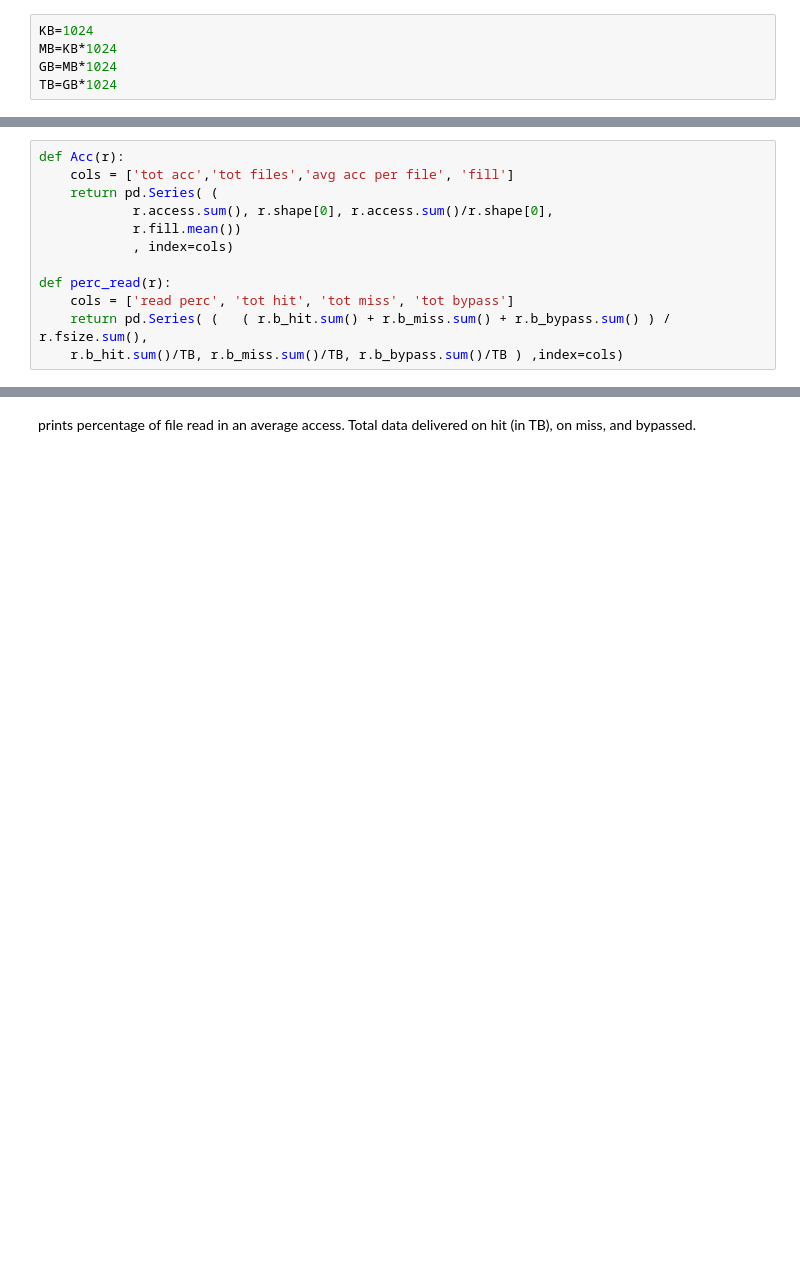
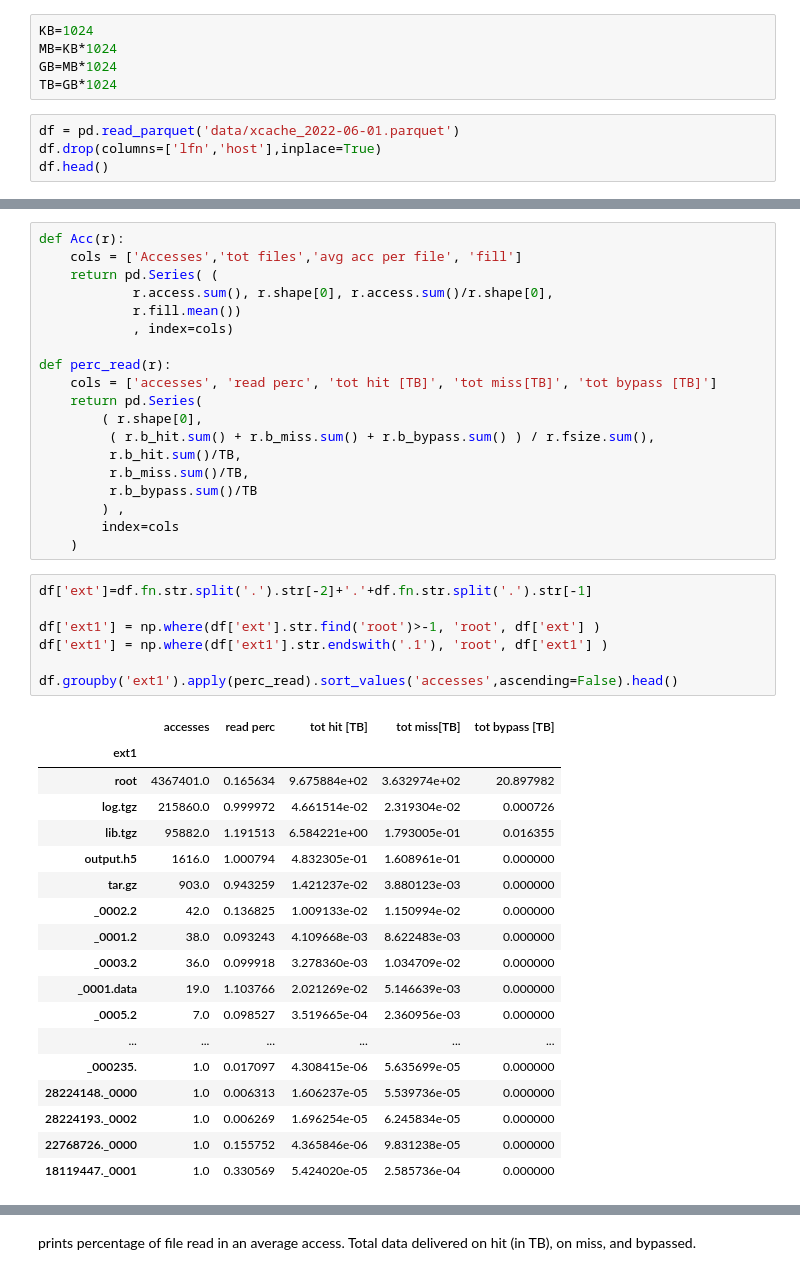
Before and after one commit to ATLAS-Analytics/AdaptiveCaching, a Jupyter notebook: analysis.ipynb, the cells around one changed output, grey strips where cells are left out. Saved outputs shown, nothing was run; the diff lists cells and outputs as text; blank space fills up the shorter version.

```diff
--- a/analysis.ipynb
+++ b/analysis.ipynb
@@ -13,3 +14,7 @@ KB=1024
 MB=KB*1024
 GB=MB*1024
 TB=GB*1024
+# %%
+df = pd.read_parquet('data/xcache_2022-06-01.parquet')
+df.drop(columns=['lfn','host'],inplace=True)
+df.head()
@@ -16,12 +28,45 @@ TB=GB*1024
 # %%
 def Acc(r):
-    cols = ['tot acc','tot files','avg acc per file', 'fill']
+    cols = ['Accesses','tot files','avg acc per file', 'fill']
     return pd.Series( (
             r.access.sum(), r.shape[0], r.access.sum()/r.shape[0],
             r.fill.mean())
             , index=cols)
 
 def perc_read(r):
-    cols = ['read perc', 'tot hit', 'tot miss', 'tot bypass']
-    return pd.Series( (   ( r.b_hit.sum() + r.b_miss.sum() + r.b_bypass.sum() ) / r.fsize.sum(),
-    r.b_hit.sum()/TB, r.b_miss.sum()/TB, r.b_bypass.sum()/TB ) ,index=cols)
+    cols = ['accesses', 'read perc', 'tot hit [TB]', 'tot miss[TB]', 'tot bypass [TB]']
+    return pd.Series(
+        ( r.shape[0],
+         ( r.b_hit.sum() + r.b_miss.sum() + r.b_bypass.sum() ) / r.fsize.sum(),
+         r.b_hit.sum()/TB,
+         r.b_miss.sum()/TB,
+         r.b_bypass.sum()/TB
+        ) ,
+        index=cols
+    )
+# %%
+df['ext']=df.fn.str.split('.').str[-2]+'.'+df.fn.str.split('.').str[-1]
+
+df['ext1'] = np.where(df['ext'].str.find('root')>-1, 'root', df['ext'] )
+df['ext1'] = np.where(df['ext1'].str.endswith('.1'), 'root', df['ext1'] )
+
+df.groupby('ext1').apply(perc_read).sort_values('accesses',ascending=False).head()
+# %% [output]
+|  | accesses | read perc | tot hit [TB] | tot miss[TB] | tot bypass [TB] |
+| ext1 |  |  |  |  |  |
+| root | 4367401.0 | 0.165634 | 9.675884e+02 | 3.632974e+02 | 20.897982 |
+| log.tgz | 215860.0 | 0.999972 | 4.661514e-02 | 2.319304e-02 | 0.000726 |
+| lib.tgz | 95882.0 | 1.191513 | 6.584221e+00 | 1.793005e-01 | 0.016355 |
+| output.h5 | 1616.0 | 1.000794 | 4.832305e-01 | 1.608961e-01 | 0.000000 |
+| tar.gz | 903.0 | 0.943259 | 1.421237e-02 | 3.880123e-03 | 0.000000 |
+| _0002.2 | 42.0 | 0.136825 | 1.009133e-02 | 1.150994e-02 | 0.000000 |
+| _0001.2 | 38.0 | 0.093243 | 4.109668e-03 | 8.622483e-03 | 0.000000 |
+| _0003.2 | 36.0 | 0.099918 | 3.278360e-03 | 1.034709e-02 | 0.000000 |
+| _0001.data | 19.0 | 1.103766 | 2.021269e-02 | 5.146639e-03 | 0.000000 |
+| _0005.2 | 7.0 | 0.098527 | 3.519665e-04 | 2.360956e-03 | 0.000000 |
+| ... | ... | ... | ... | ... | ... |
+| _000235. | 1.0 | 0.017097 | 4.308415e-06 | 5.635699e-05 | 0.000000 |
+| 28224148._0000 | 1.0 | 0.006313 | 1.606237e-05 | 5.539736e-05 | 0.000000 |
+| 28224193._0002 | 1.0 | 0.006269 | 1.696254e-05 | 6.245834e-05 | 0.000000 |
+| 22768726._0000 | 1.0 | 0.155752 | 4.365846e-06 | 9.831238e-05 | 0.000000 |
+| 18119447._0001 | 1.0 | 0.330569 | 5.424020e-05 | 2.585736e-04 | 0.000000 |
```
Also changed, not shown: parts of 14 cells of this notebook.
